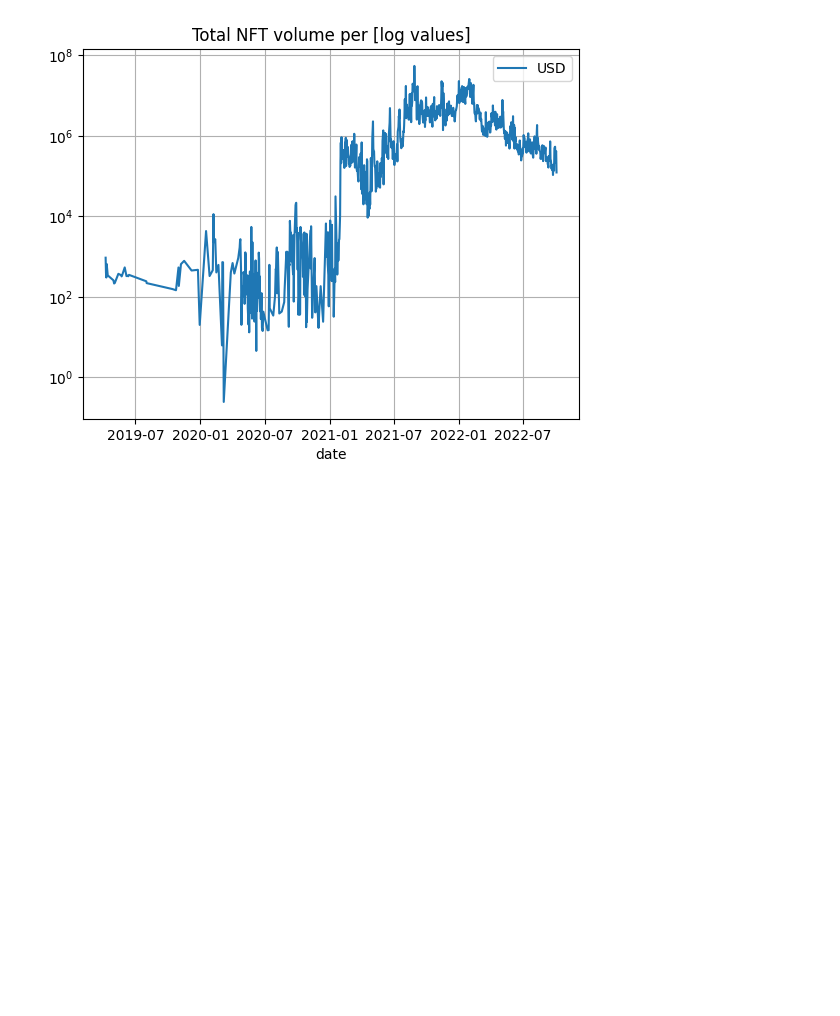
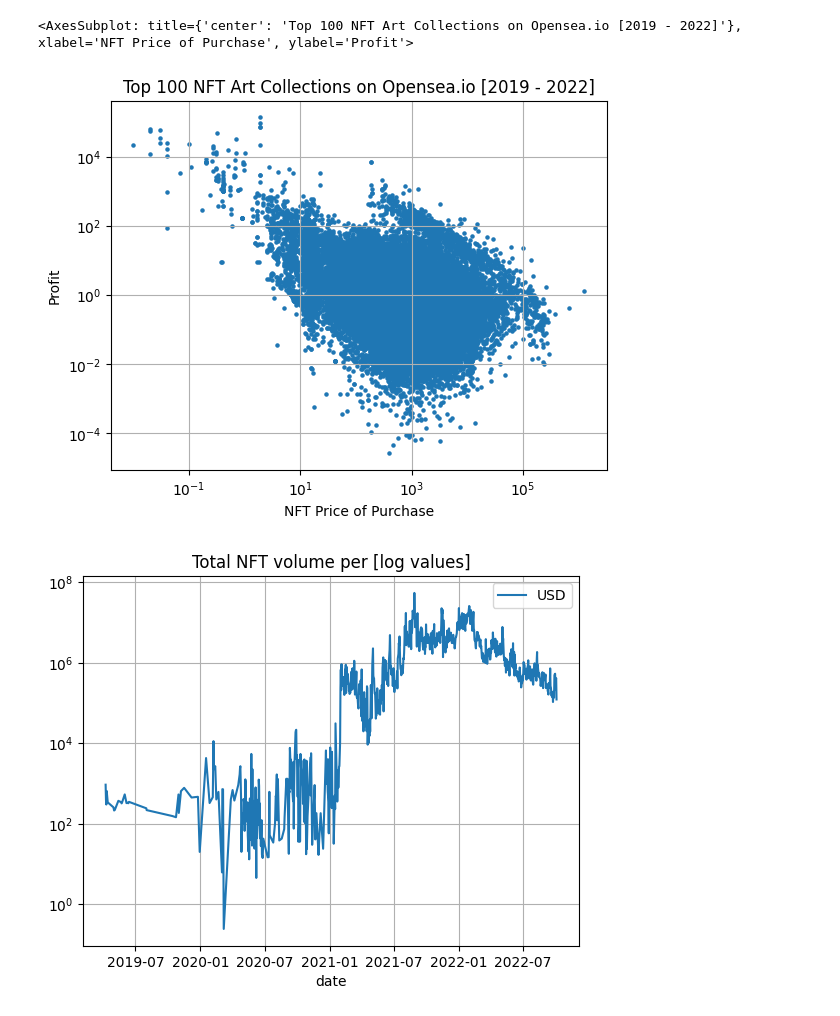
Before and after one commit to vfcapital/bachelor-thesis, a Jupyter notebook: bachelorthesis/nft_analysis.ipynb, the cells around one changed output. Saved outputs shown, nothing was run; the diff lists cells and outputs as text; code cells hidden in the pictures; blank space fills up the shorter version.

```diff
--- a/bachelorthesis/nft_analysis.ipynb
+++ b/bachelorthesis/nft_analysis.ipynb
@@ -116,0 +141,16 @@ nft_trades
+# %%
+nft_profits[[1, "profit_2"]].plot(
+    x=1,
+    y="profit_2",
+    kind="scatter",
+    grid=True,
+    logy=True,
+    logx=True,
+    marker=".",
+    ylabel="Profit",
+    xlabel="NFT Price of Purchase",
+    title="Top 100 NFT Art Collections on Opensea.io [2019 - 2022]",
+)
+# %% [output]
+<AxesSubplot: title={'center': 'Top 100 NFT Art Collections on Opensea.io [2019 - 2022]'}, xlabel='NFT Price of Purchase', ylabel='Profit'>
+[figure, added]
```
Also changed, not shown: parts of 25 cells of this notebook, 4 other files.
